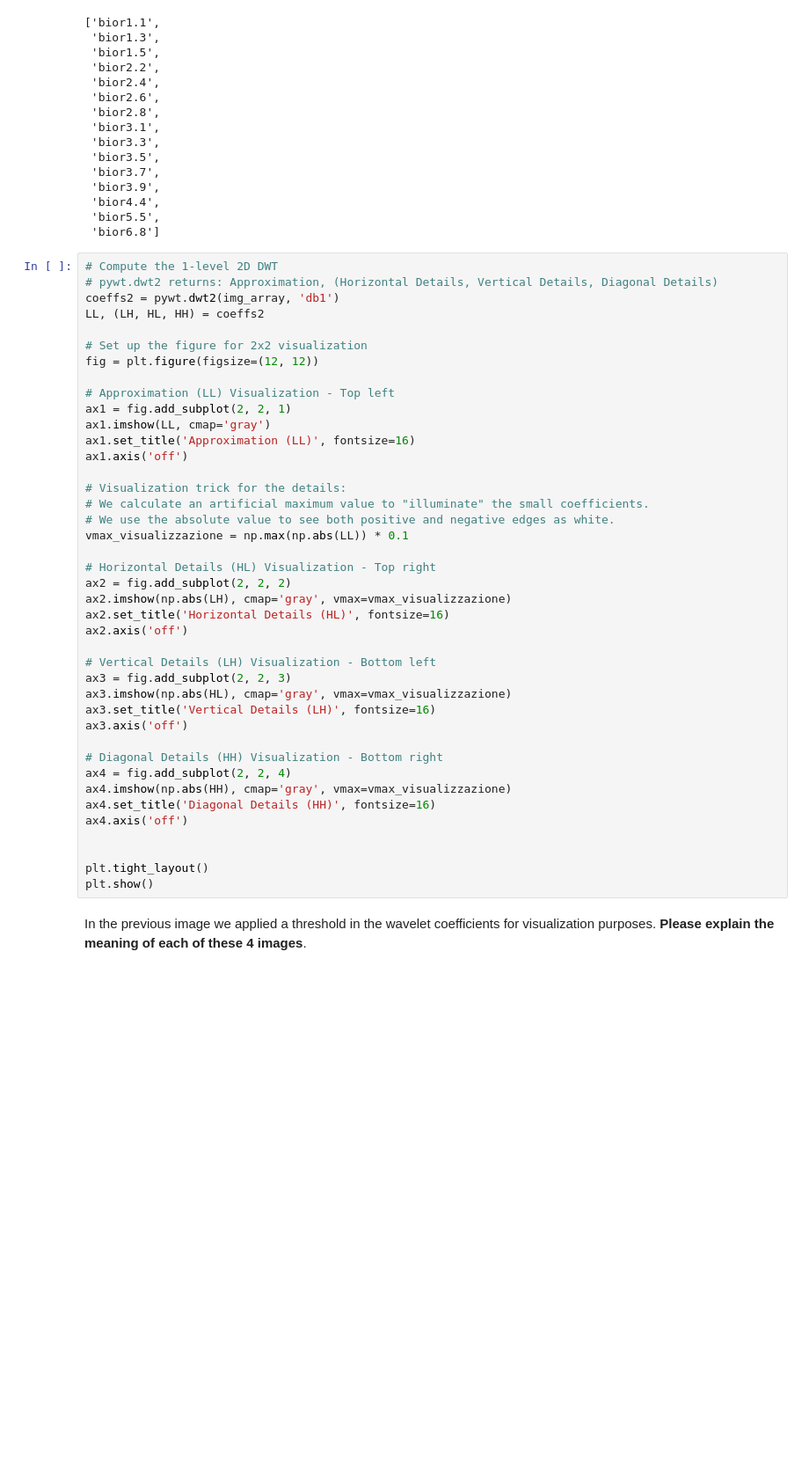
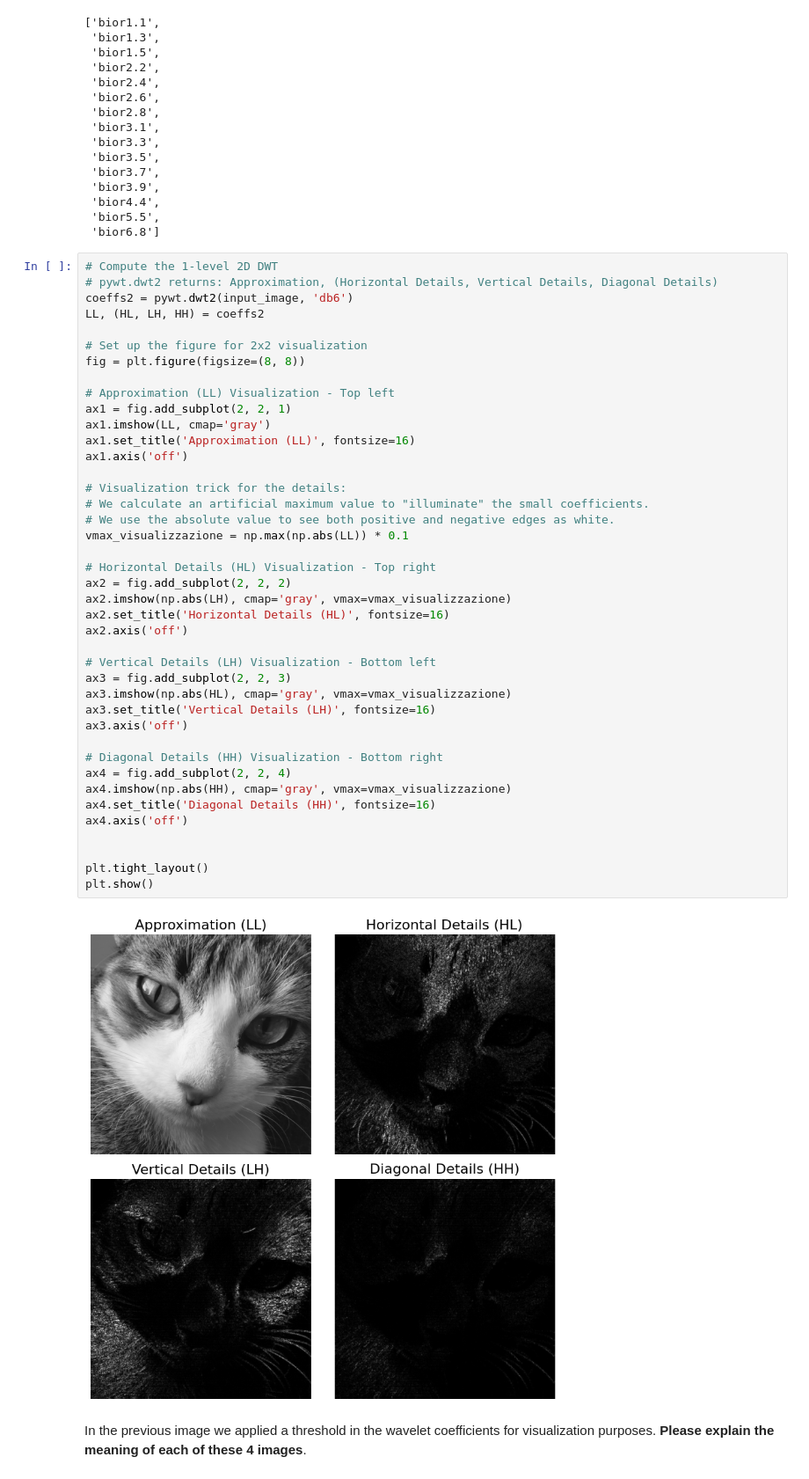
Before and after one commit to Brian0919/wavelet, a Jupyter notebook: TP_Wavelets_Students.ipynb, the cells around one changed output. Shown at 88% size. Cells and saved outputs as stored; diff of their text form; blank space fills up the shorter version.

```diff
--- a/TP_Wavelets_Students.ipynb
+++ b/TP_Wavelets_Students.ipynb
@@ -507,44 +514,46 @@ pywt.wavelist(family='bior', kind='all')
 # %%
 # Compute the 1-level 2D DWT
 # pywt.dwt2 returns: Approximation, (Horizontal Details, Vertical Details, Diagonal Details)
-coeffs2 = pywt.dwt2(img_array, 'db1')
-LL, (LH, HL, HH) = coeffs2
+coeffs2 = pywt.dwt2(input_image, 'db6')
+LL, (HL, LH, HH) = coeffs2
 
 # Set up the figure for 2x2 visualization
-fig = plt.figure(figsize=(12, 12))
+fig = plt.figure(figsize=(8, 8))
 
 # Approximation (LL) Visualization - Top left
 ax1 = fig.add_subplot(2, 2, 1)
 ax1.imshow(LL, cmap='gray')
 ax1.set_title('Approximation (LL)', fontsize=16)
 ax1.axis('off')
 
 # Visualization trick for the details:
 # We calculate an artificial maximum value to "illuminate" the small coefficients.
 # We use the absolute value to see both positive and negative edges as white.
 vmax_visualizzazione = np.max(np.abs(LL)) * 0.1
 
 # Horizontal Details (HL) Visualization - Top right
 ax2 = fig.add_subplot(2, 2, 2)
 ax2.imshow(np.abs(LH), cmap='gray', vmax=vmax_visualizzazione)
 ax2.set_title('Horizontal Details (HL)', fontsize=16)
 ax2.axis('off')
 
 # Vertical Details (LH) Visualization - Bottom left
 ax3 = fig.add_subplot(2, 2, 3)
 ax3.imshow(np.abs(HL), cmap='gray', vmax=vmax_visualizzazione)
 ax3.set_title('Vertical Details (LH)', fontsize=16)
 ax3.axis('off')
 
 # Diagonal Details (HH) Visualization - Bottom right
 ax4 = fig.add_subplot(2, 2, 4)
 ax4.imshow(np.abs(HH), cmap='gray', vmax=vmax_visualizzazione)
 ax4.set_title('Diagonal Details (HH)', fontsize=16)
 ax4.axis('off')
 
 
 plt.tight_layout()
 plt.show()
+# %% [output]
+[figure, added]
 # %% [markdown]
 In the previous image we applied a threshold in the wavelet coefficients for visualization purposes. **Please explain the meaning of each of these 4 images**.
 # %% [markdown]
```
Also changed, not shown: parts of 18 cells of this notebook, 1 other file.
